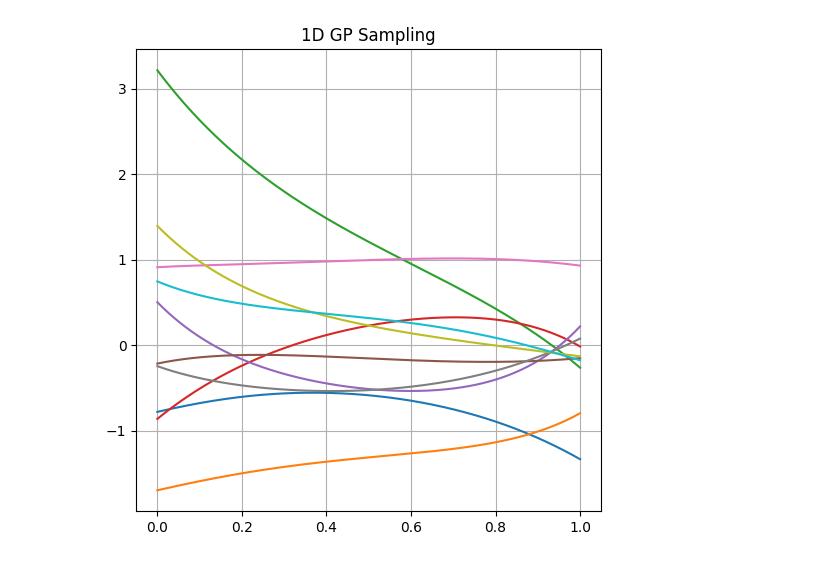
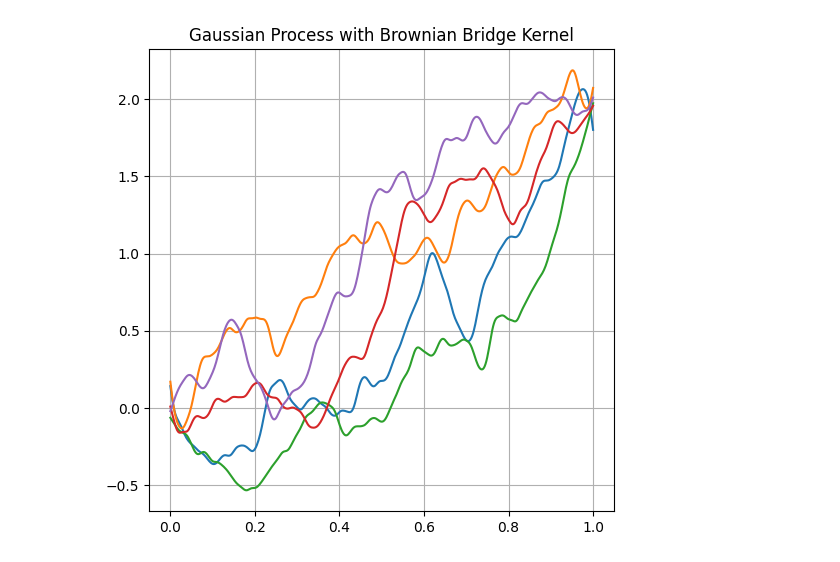
Before and after one commit to QijunTong0/python_playground, a Jupyter notebook: notebooks/main.ipynb, the cells around one changed output. Cells and saved outputs as stored; diff of their text form; code cells hidden in the pictures.

```diff
--- a/notebooks/main.ipynb
+++ b/notebooks/main.ipynb
@@ -3,20 +3,19 @@ import numpy as np
 import matplotlib.pyplot as plt
 import kernel
 
-t = np.linspace(0, 1, 1000)
+t = np.linspace(0, 1, 500)
 dim = len(t)
 # 2. ランダムシードの固定（再現性のため）
 np.random.seed(42)
-n_samples=10
+n_samples=5
 # %%
 # 1. パラメータの設定
 # 平均ベクトル (Mean vector)
-mean = np.zeros(shape=dim)
-
+mean = t*2
 # 共分散行列 (Covariance matrix)
 # [[分散X, 共分散], [共分散, 分散Y]]
 # ここではXとYに強い正の相関(0.8)を持たせています
-cov = kernel.gaussian_kernel(t)
+cov = kernel.smooth_bridge_kernel(t,epsilon=0.01)
 # %%
 # 3. サンプリングの実行
 # dataは (1000, 2) の配列になります
@@ -24,9 +23,9 @@ data = np.random.multivariate_normal(mean, cov, n_samples)
 # %%
 plt.figure(figsize=(6, 6))
 for ft in data:
     plt.plot(t, ft)
-plt.title("1D GP Sampling")
+plt.title("Gaussian Process with Brownian Bridge Kernel")
 plt.grid(True)
 plt.show()
 # %% [output]
-[figure, old version]
+[figure, new version]
```
Also changed, not shown: 1 other file.
